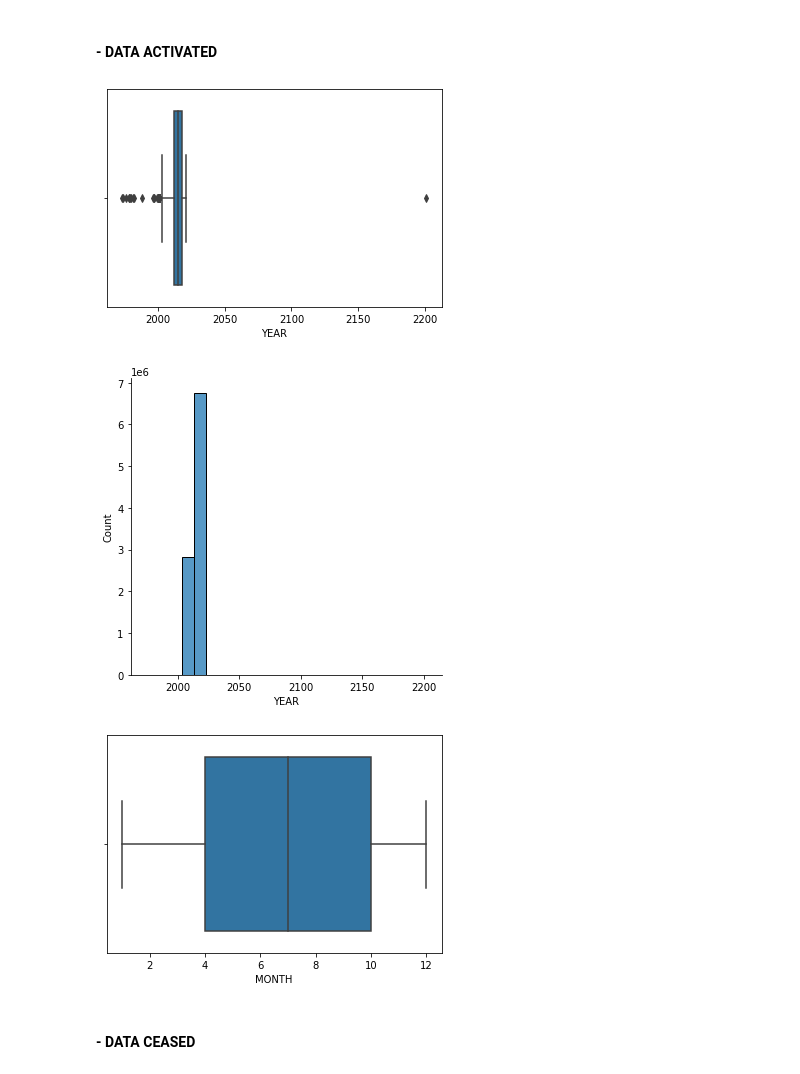
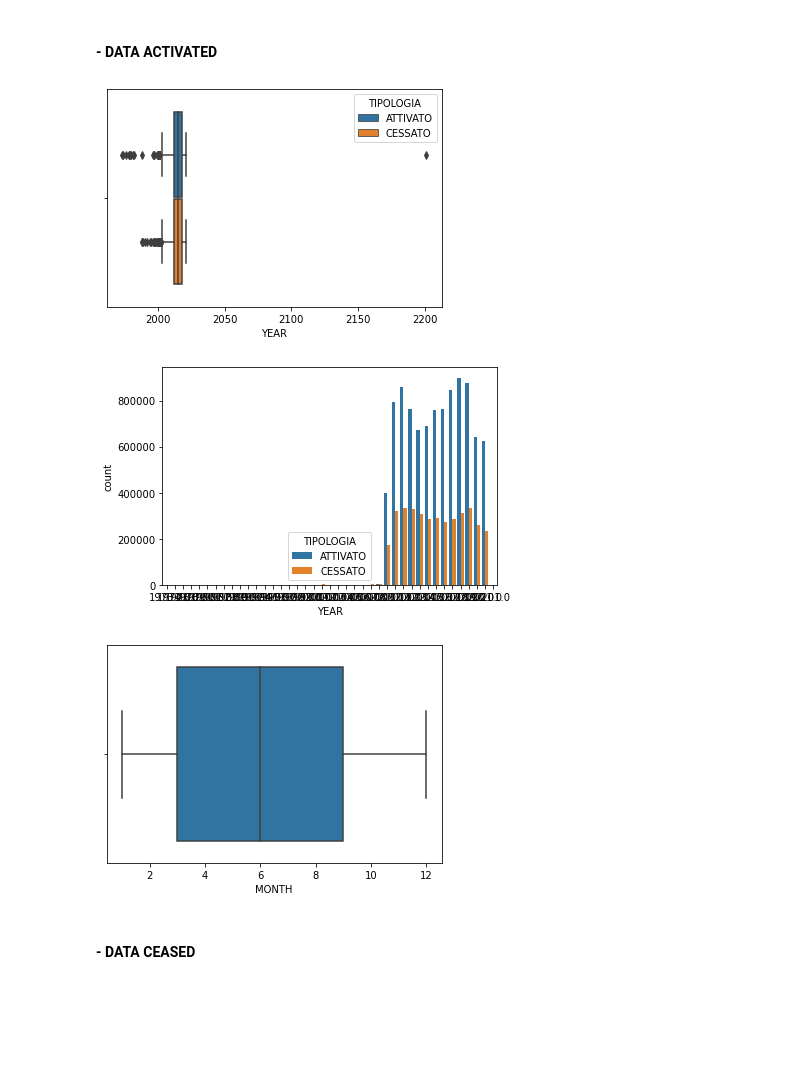
Before and after one commit to Smagia/DSB-ABB, a Jupyter notebook: DataScience_Lab1.ipynb, the cells around one changed output. Cells and saved outputs as stored; diff of their text form; code cells hidden in the pictures; blank space fills up the shorter version.

```diff
--- a/DataScience_Lab1.ipynb
+++ b/DataScience_Lab1.ipynb
@@ -194,16 +201,22 @@ result_df = pd.DataFrame(result)
 # %% [markdown]
 #### - DATA ACTIVATED
 # %%
-tempDF = activated_work.copy()
-tempDF['YEAR'] = pd.DatetimeIndex(tempDF['DATA']).year
+tempDF = result_df.copy()
+tempDF['DATA'] = pd.to_datetime(tempDF['DATA'], errors = 'coerce', format='%d/%m/%Y')
+tempDF['YEAR']= tempDF['DATA'].dt.year
+tempDF['MONTH']= tempDF['DATA'].dt.month
+#2600 entry is ignored in the following plots, workaround because it exceeds representation limit
+#insert it manually, 12/11/2600
 # %%
-ax = sb.boxplot(data=tempDF, x="YEAR", hue="TIPOLOGIA")
+ax = sb.boxplot(x=tempDF['YEAR'], y=[""]*len(tempDF), hue=tempDF['TIPOLOGIA'])
+#workaround cause bug, y needs to be filled with dummy data
 plt.show()
 # %% [output]
-[figure, old version]
+[figure, new version]
 # %%
-ax = sb.displot(data=tempDF, x="YEAR", binwidth=10)
+ax = sb.countplot(data=tempDF, x='YEAR', hue = 'TIPOLOGIA')
+#todo
 plt.show()
 # %% [output]
-[figure, old version]
+[figure, new version]
 # %%
@@ -211,8 +224,8 @@ tempDF['MONTH'] = pd.DatetimeIndex(tempDF['DATA']).month
 # %%
-ax = sb.boxplot(data=tempDF, x="MONTH")
+ax = sb.boxplot(data=tempDF, x="MONTH", hue = 'TIPOLOGIA')
 plt.show()
 # %% [output]
-[figure, old version]
+[figure, new version]
 # %% [markdown]
 #### - DATA CEASED
 # %%
```
Also changed, not shown: parts of 4 cells of this notebook.
